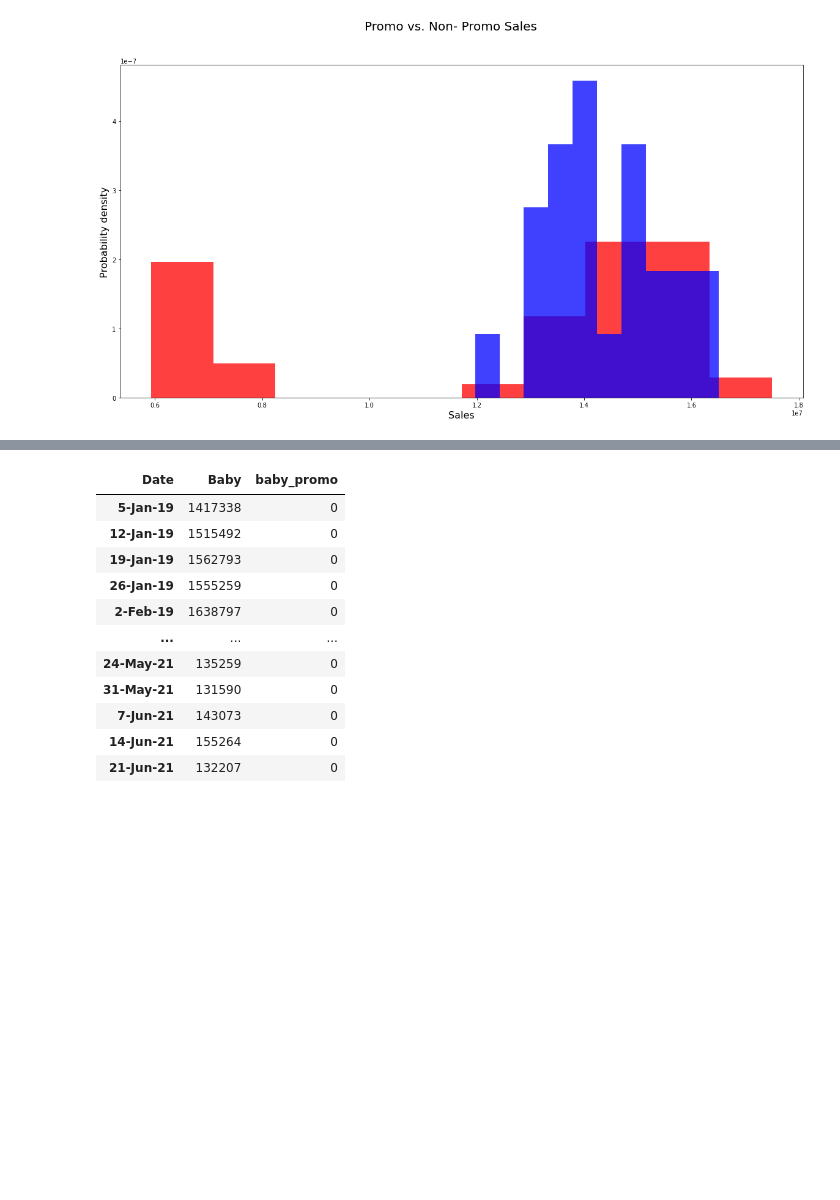
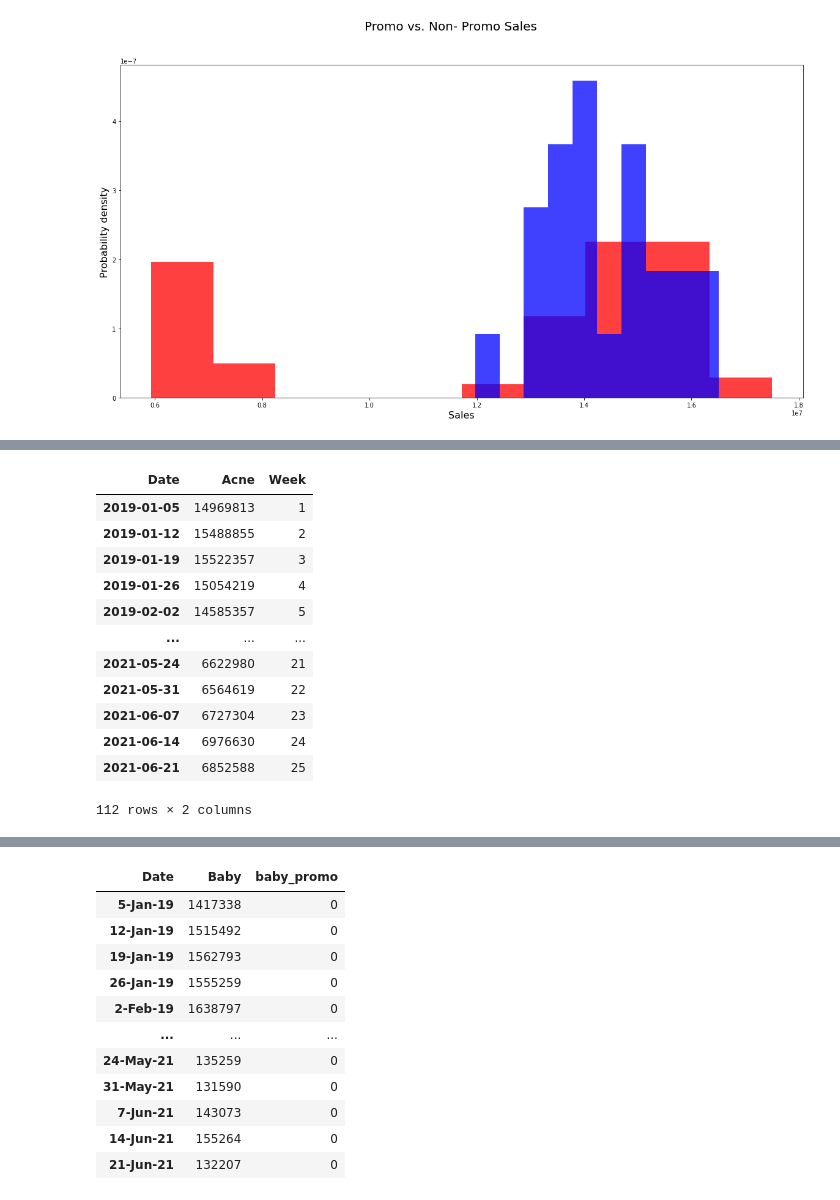
Before and after one commit to BenMcCright/Project_2, a Jupyter notebook: Proj_2_draft.ipynb, the cells around one changed output, grey strips where cells are left out. Saved outputs shown, nothing was run; the diff lists cells and outputs as text; code cells hidden in the pictures; blank space fills up the shorter version.

```diff
--- a/Proj_2_draft.ipynb
+++ b/Proj_2_draft.ipynb
@@ -231,0 +267,16 @@ plt.show()
+# %%
+acne_df
+# %% [output]
+| Date | Acne | Week |
+| 2019-01-05 | 14969813 | 1 |
+| 2019-01-12 | 15488855 | 2 |
+| 2019-01-19 | 15522357 | 3 |
+| 2019-01-26 | 15054219 | 4 |
+| 2019-02-02 | 14585357 | 5 |
+| ... | ... | ... |
+| 2021-05-24 | 6622980 | 21 |
+| 2021-05-31 | 6564619 | 22 |
+| 2021-06-07 | 6727304 | 23 |
+| 2021-06-14 | 6976630 | 24 |
+| 2021-06-21 | 6852588 | 25 |
+112 rows × 2 columns
```
Also changed, not shown: parts of 19 cells of this notebook.
